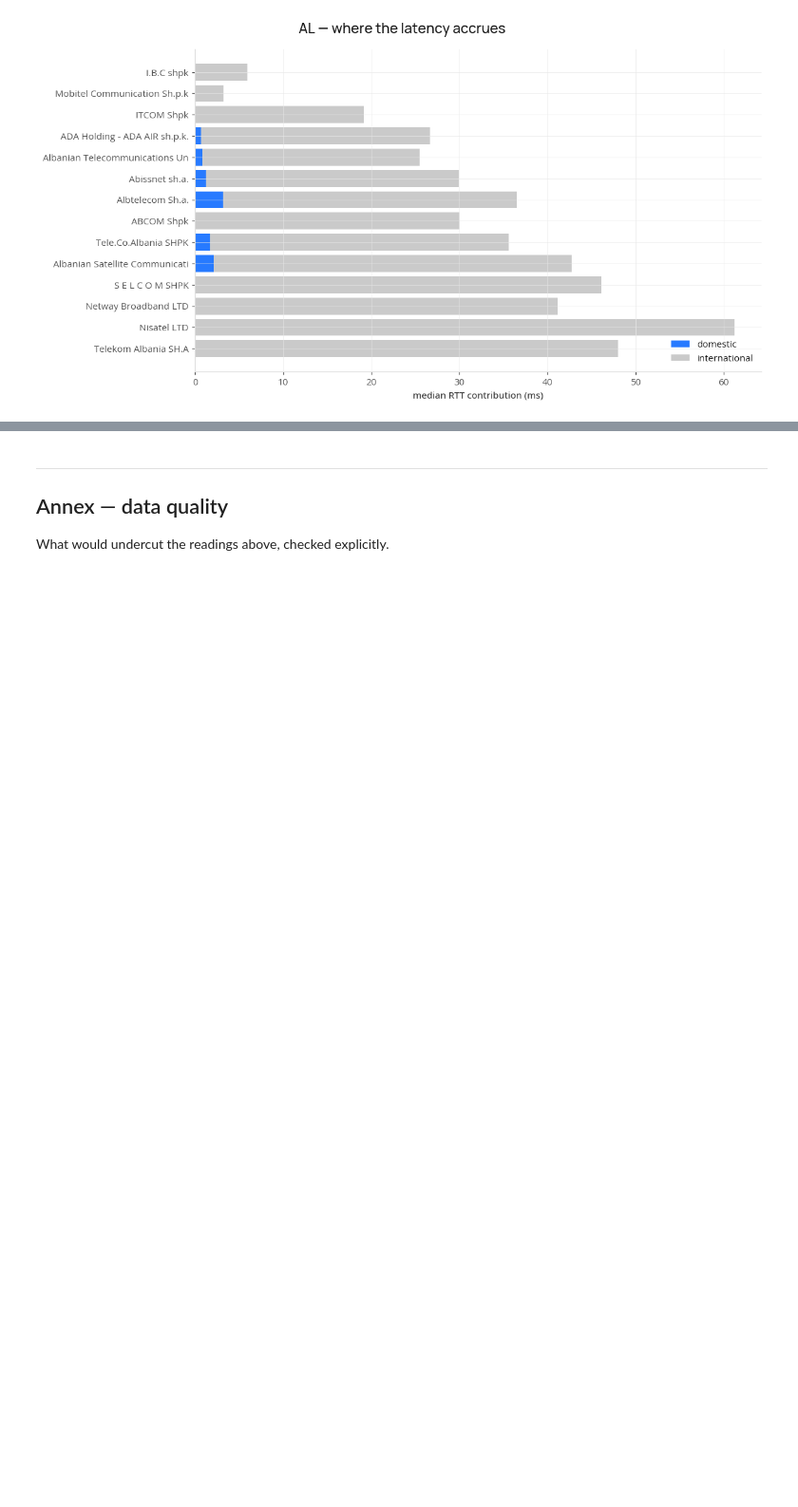
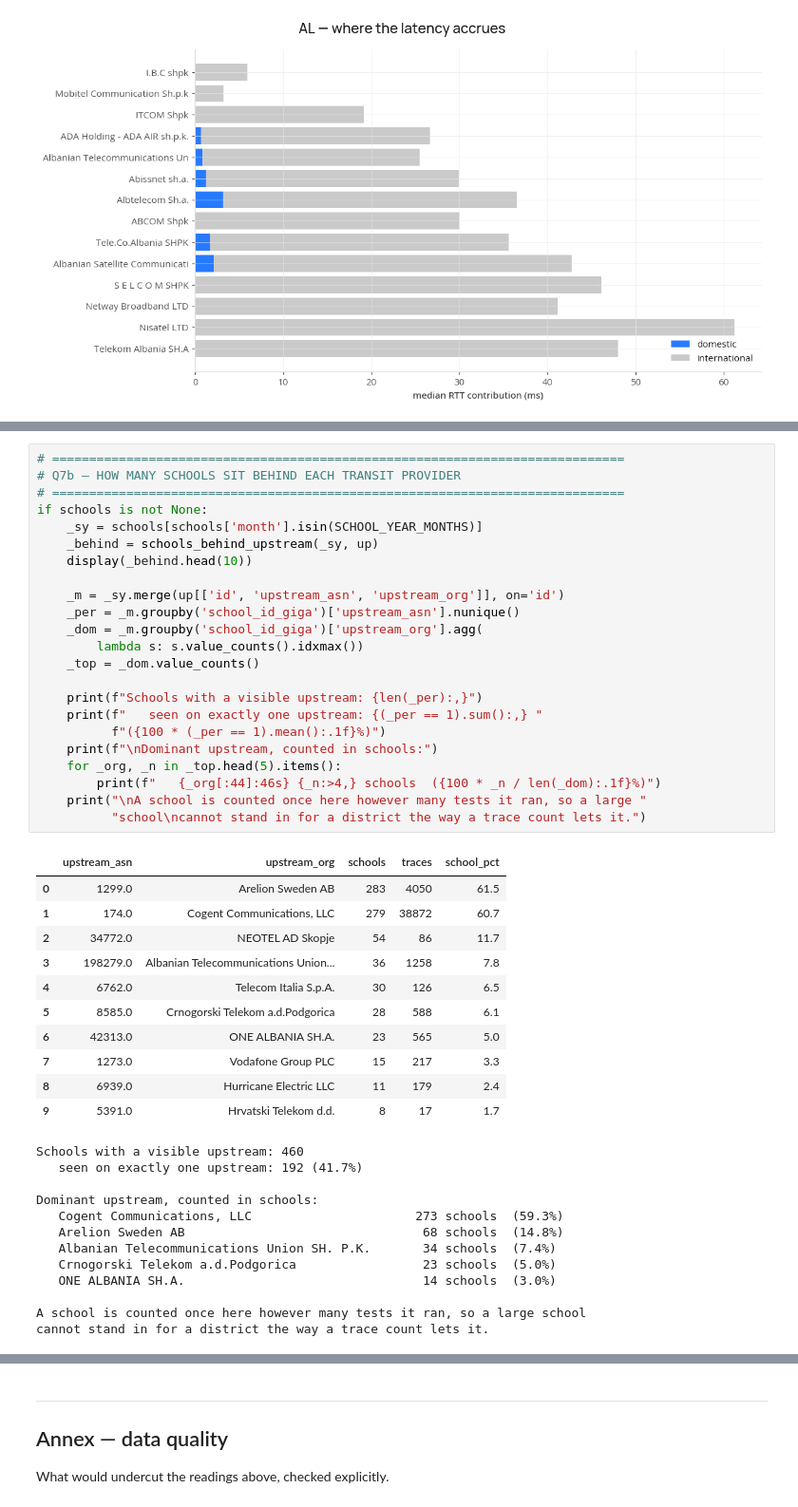
Before and after one commit to mabravoreyes/gigameter-explorer, a Jupyter notebook: meter_traceroutes_07.ipynb, the cells around one changed output, grey strips where cells are left out. Shown at 95% size. Cells and saved outputs as stored; diff of their text form; blank space fills up the shorter version.

```diff
--- a/meter_traceroutes_07.ipynb
+++ b/meter_traceroutes_07.ipynb
@@ -827,0 +880,47 @@ plt.tight_layout(); plt.show()
+# %%
+# =============================================================================
+# Q7b — HOW MANY SCHOOLS SIT BEHIND EACH TRANSIT PROVIDER
+# =============================================================================
+if schools is not None:
+    _sy = schools[schools['month'].isin(SCHOOL_YEAR_MONTHS)]
+    _behind = schools_behind_upstream(_sy, up)
+    display(_behind.head(10))
+
+    _m = _sy.merge(up[['id', 'upstream_asn', 'upstream_org']], on='id')
+    _per = _m.groupby('school_id_giga')['upstream_asn'].nunique()
+    _dom = _m.groupby('school_id_giga')['upstream_org'].agg(
+        lambda s: s.value_counts().idxmax())
+    _top = _dom.value_counts()
+
+    print(f"Schools with a visible upstream: {len(_per):,}")
+    print(f"   seen on exactly one upstream: {(_per == 1).sum():,} "
+          f"({100 * (_per == 1).mean():.1f}%)")
+    print(f"\nDominant upstream, counted in schools:")
+    for _org, _n in _top.head(5).items():
+        print(f"   {_org[:44]:46s} {_n:>4,} schools  ({100 * _n / len(_dom):.1f}%)")
+    print("\nA school is counted once here however many tests it ran, so a large "
+          "school\ncannot stand in for a district the way a trace count lets it.")
+# %% [output]
+|  | upstream_asn | upstream_org | schools | traces | school_pct |
+| 0 | 1299.0 | Arelion Sweden AB | 283 | 4050 | 61.5 |
+| 1 | 174.0 | Cogent Communications, LLC | 279 | 38872 | 60.7 |
+| 2 | 34772.0 | NEOTEL AD Skopje | 54 | 86 | 11.7 |
+| 3 | 198279.0 | Albanian Telecommunications Union... | 36 | 1258 | 7.8 |
+| 4 | 6762.0 | Telecom Italia S.p.A. | 30 | 126 | 6.5 |
+| 5 | 8585.0 | Crnogorski Telekom a.d.Podgorica | 28 | 588 | 6.1 |
+| 6 | 42313.0 | ONE ALBANIA SH.A. | 23 | 565 | 5.0 |
+| 7 | 1273.0 | Vodafone Group PLC | 15 | 217 | 3.3 |
+| 8 | 6939.0 | Hurricane Electric LLC | 11 | 179 | 2.4 |
+| 9 | 5391.0 | Hrvatski Telekom d.d. | 8 | 17 | 1.7 |
+Schools with a visible upstream: 460
+   seen on exactly one upstream: 192 (41.7%)
+
+Dominant upstream, counted in schools:
+   Cogent Communications, LLC                      273 schools  (59.3%)
+   Arelion Sweden AB                                68 schools  (14.8%)
+   Albanian Telecommunications Union SH. P.K.       34 schools  (7.4%)
+   Crnogorski Telekom a.d.Podgorica                 23 schools  (5.0%)
+   ONE ALBANIA SH.A.                                14 schools  (3.0%)
+
+A school is counted once here however many tests it ran, so a large school
+cannot stand in for a district the way a trace count lets it.
```
Also changed, not shown: parts of 6 cells of this notebook, 3 other files.
